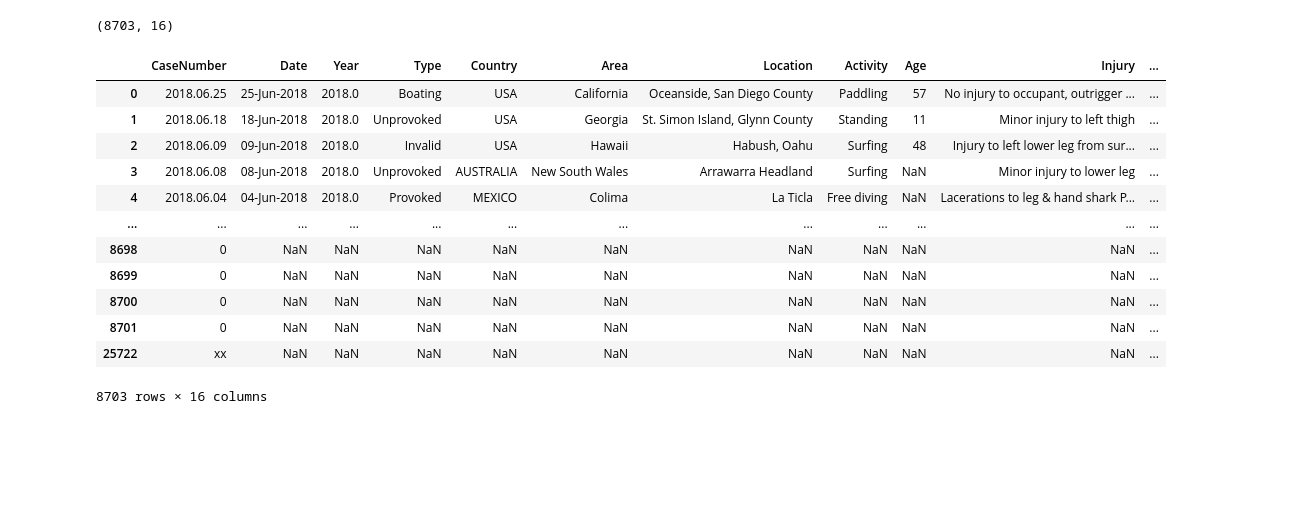
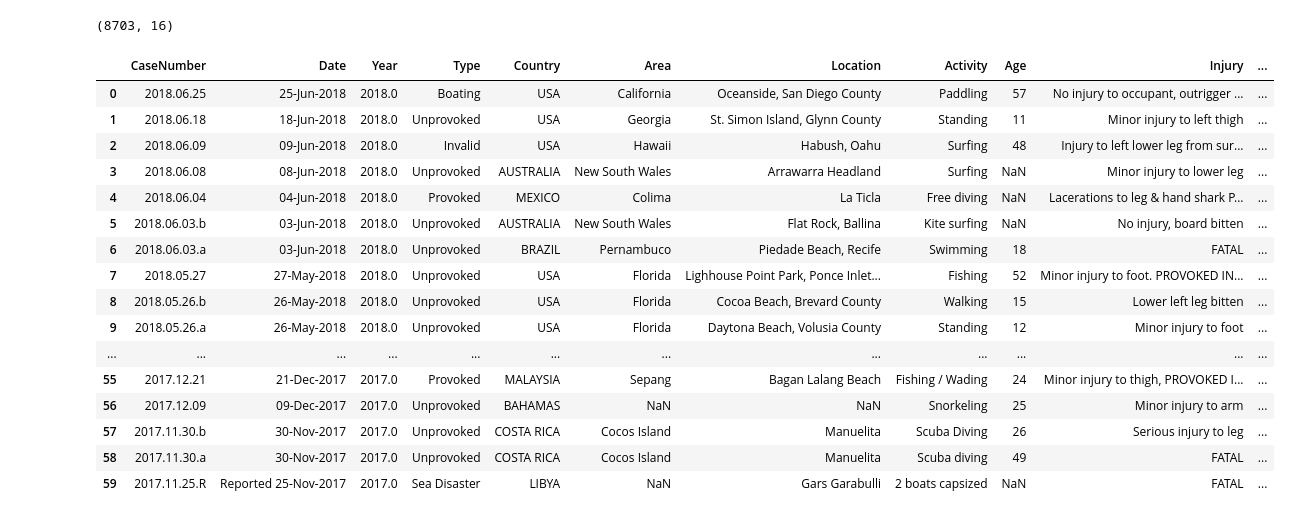
Before and after one commit to Nereland/Shark_Attack_Project, a Jupyter notebook: Pandas_Shark_Project.ipynb, the cells around one changed output. Cells and saved outputs as stored; diff of their text form; code cells hidden in the pictures; blank space fills up the shorter version.

```diff
--- a/Pandas_Shark_Project.ipynb
+++ b/Pandas_Shark_Project.ipynb
@@ -228,18 +222,22 @@ att_clean.shape
 # %% [output]
 (8703, 16)
 # %%
-att_clean
+att_clean.head(60)
 # %% [output]
 |  | CaseNumber | Date | Year | Type | Country | Area | Location | Activity | Age | Injury | ... |
 | 0 | 2018.06.25 | 25-Jun-2018 | 2018.0 | Boating | USA | California | Oceanside, San Diego County | Paddling | 57 | No injury to occupant, outrigger ... | ... |
 | 1 | 2018.06.18 | 18-Jun-2018 | 2018.0 | Unprovoked | USA | Georgia | St. Simon Island, Glynn County | Standing | 11 | Minor injury to left thigh | ... |
 | 2 | 2018.06.09 | 09-Jun-2018 | 2018.0 | Invalid | USA | Hawaii | Habush, Oahu | Surfing | 48 | Injury to left lower leg from sur... | ... |
 | 3 | 2018.06.08 | 08-Jun-2018 | 2018.0 | Unprovoked | AUSTRALIA | New South Wales | Arrawarra Headland | Surfing | NaN | Minor injury to lower leg | ... |
 | 4 | 2018.06.04 | 04-Jun-2018 | 2018.0 | Provoked | MEXICO | Colima | La Ticla | Free diving | NaN | Lacerations to leg & hand shark P... | ... |
+| 5 | 2018.06.03.b | 03-Jun-2018 | 2018.0 | Unprovoked | AUSTRALIA | New South Wales | Flat Rock, Ballina | Kite surfing | NaN | No injury, board bitten | ... |
+| 6 | 2018.06.03.a | 03-Jun-2018 | 2018.0 | Unprovoked | BRAZIL | Pernambuco | Piedade Beach, Recife | Swimming | 18 | FATAL | ... |
+| 7 | 2018.05.27 | 27-May-2018 | 2018.0 | Unprovoked | USA | Florida | Lighhouse Point Park, Ponce Inlet... | Fishing | 52 | Minor injury to foot. PROVOKED IN... | ... |
+| 8 | 2018.05.26.b | 26-May-2018 | 2018.0 | Unprovoked | USA | Florida | Cocoa Beach, Brevard County | Walking | 15 | Lower left leg bitten | ... |
+| 9 | 2018.05.26.a | 26-May-2018 | 2018.0 | Unprovoked | USA | Florida | Daytona Beach, Volusia County | Standing | 12 | Minor injury to foot | ... |
 | ... | ... | ... | ... | ... | ... | ... | ... | ... | ... | ... | ... |
-| 8698 | 0 | NaN | NaN | NaN | NaN | NaN | NaN | NaN | NaN | NaN | ... |
-| 8699 | 0 | NaN | NaN | NaN | NaN | NaN | NaN | NaN | NaN | NaN | ... |
-| 8700 | 0 | NaN | NaN | NaN | NaN | NaN | NaN | NaN | NaN | NaN | ... |
-| 8701 | 0 | NaN | NaN | NaN | NaN | NaN | NaN | NaN | NaN | NaN | ... |
-| 25722 | xx | NaN | NaN | NaN | NaN | NaN | NaN | NaN | NaN | NaN | ... |
+| 55 | 2017.12.21 | 21-Dec-2017 | 2017.0 | Provoked | MALAYSIA | Sepang | Bagan Lalang Beach | Fishing / Wading | 24 | Minor injury to thigh, PROVOKED I... | ... |
+| 56 | 2017.12.09 | 09-Dec-2017 | 2017.0 | Unprovoked | BAHAMAS | NaN | NaN | Snorkeling | 25 | Minor injury to arm | ... |
+| 57 | 2017.11.30.b | 30-Nov-2017 | 2017.0 | Unprovoked | COSTA RICA | Cocos Island | Manuelita | Scuba Diving | 26 | Serious injury to leg | ... |
+| 58 | 2017.11.30.a | 30-Nov-2017 | 2017.0 | Unprovoked | COSTA RICA | Cocos Island | Manuelita | Scuba diving | 49 | FATAL | ... |
+| 59 | 2017.11.25.R | Reported 25-Nov-2017 | 2017.0 | Sea Disaster | LIBYA | NaN | Gars Garabulli | 2 boats capsized | NaN | FATAL | ... |
-8703 rows × 16 columns
```
Also changed, not shown: parts of 9 cells of this notebook.
